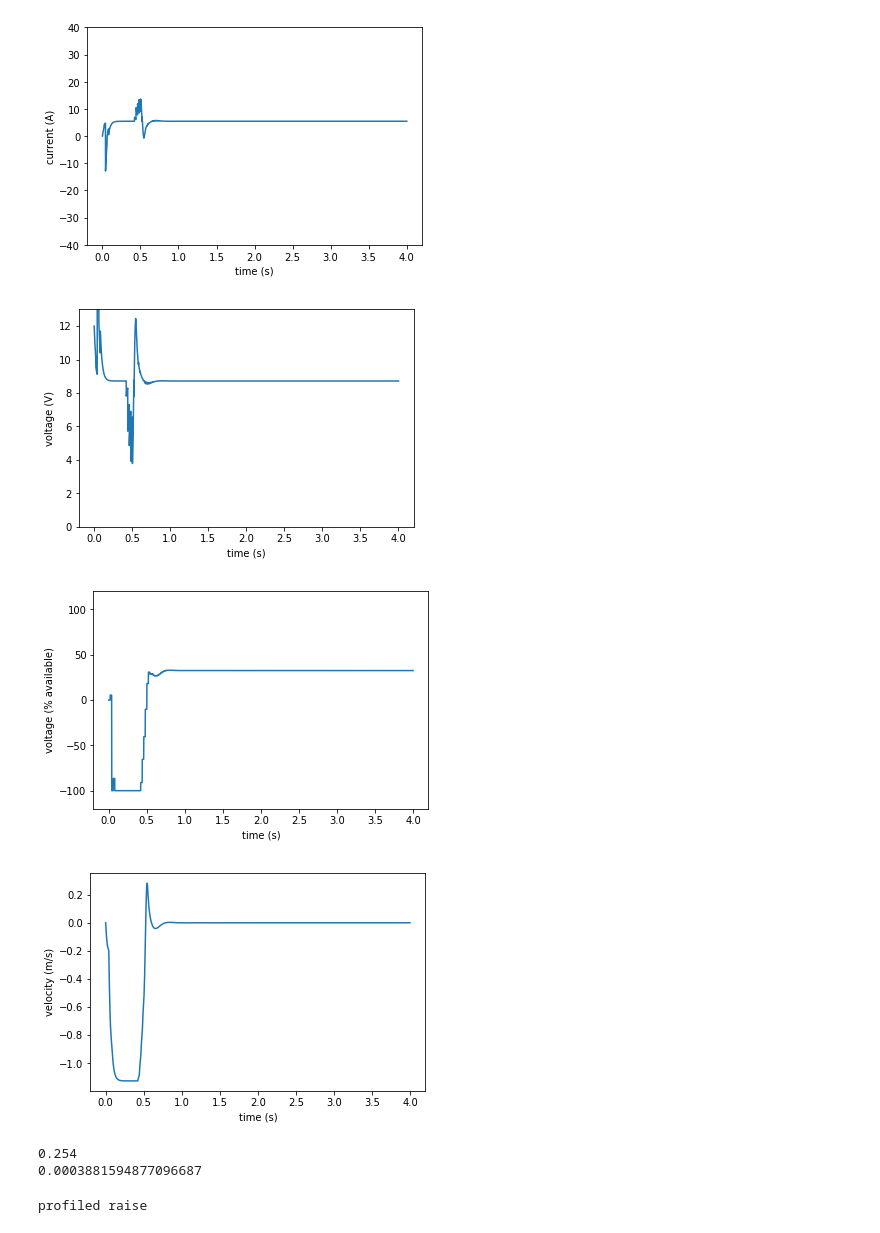
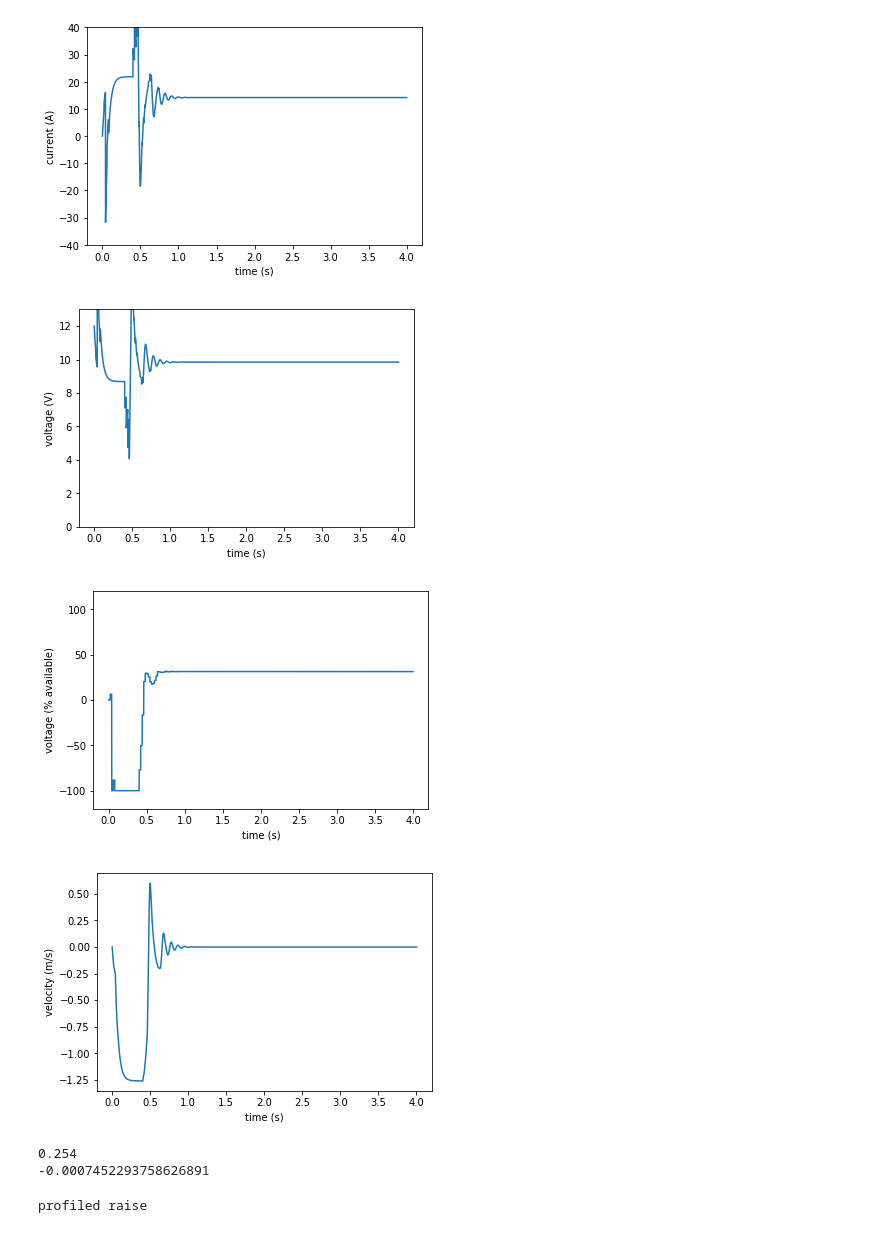
Before and after one commit to frc3223/robot2019, a Jupyter notebook: simulation/stilt.ipynb, the cells around one changed output. Drawn from its saved outputs; the diff is of its cells as text; code cells hidden in the pictures.

```diff
--- a/simulation/stilt.ipynb
+++ b/simulation/stilt.ipynb
@@ -114,12 +114,12 @@ class Elevator(frccnt.System):
         self.m1=m1 = lbs_to_kg(1)
         self.m2 = m2 = lbs_to_kg(0)
         self.spring_force = lbs_to_N(5.0)
-        self.motor_system = ms = motors.MotorSystem(motor=motors.neo, motor_count=4, gearing_ratio=10)
+        self.motor_system = ms = motors.MotorSystem(motor=motors.neo, motor_count=1, gearing_ratio=10)
 
 
 
-        Ka = j * ms.motor.resistance() / (r * ms.motor.ktorque() * ms.motor_count * ms.gearing_ratio)
-        Kv = ms.motor.kspeed() * ms.gearing_ratio / r
+        self.Ka = Ka = j * ms.motor.resistance() / (r * ms.motor.ktorque() * ms.motor_count * ms.gearing_ratio)
+        self.Kv = Kv = ms.motor.kspeed() * ms.gearing_ratio / r
         self.Ks = Ks = ms.motor.resistance() * r * (g * m1 + self.spring_force) / (ms.motor.ktorque() * ms.motor_count * ms.gearing_ratio)
         print("ks: %f" % Ks)
         print("kv: %f" % Kv)
@@ -161,6 +161,8 @@ class Elevator(frccnt.System):
             q_vel = 1.0
             r_pos = 0.0001
             self.design_kalman_filter([q_pos, q_vel], [r_pos])
+            self.Ainv = numpy.linalg.inv(self.sysd.A)
+            #self.Ainv = numpy.eye(self.sysd.A.shape[0])
         finally:
             pass
 
@@ -324,7 +326,7 @@ class Elevator(frccnt.System):
 
 
 e = Elevator(0.02)
-dump_ssc.dump(e)
+dump_ssc.dump(e, "stilts.pickle")
 print(" A: ",e.sysd.A)
 print("eig(A): ", numpy.linalg.eig(e.sysd.A))
 print(" B: ",e.sysd.B)
@@ -400,9 +402,9 @@ raise
-[figure, old version]
+[figure, new version]
-[figure, old version]
+[figure, new version]
-[figure, old version]
+[figure, new version]
-[figure, old version]
+[figure, new version]
 0.254
-0.0003881594877096687
+-0.0007452293758626891
 # %%
 print("profiled raise")
 sim = e.run_motion_profile_sim(0, 1.5)
```
Also changed, not shown: parts of 1 cell of this notebook, 5 other files.
